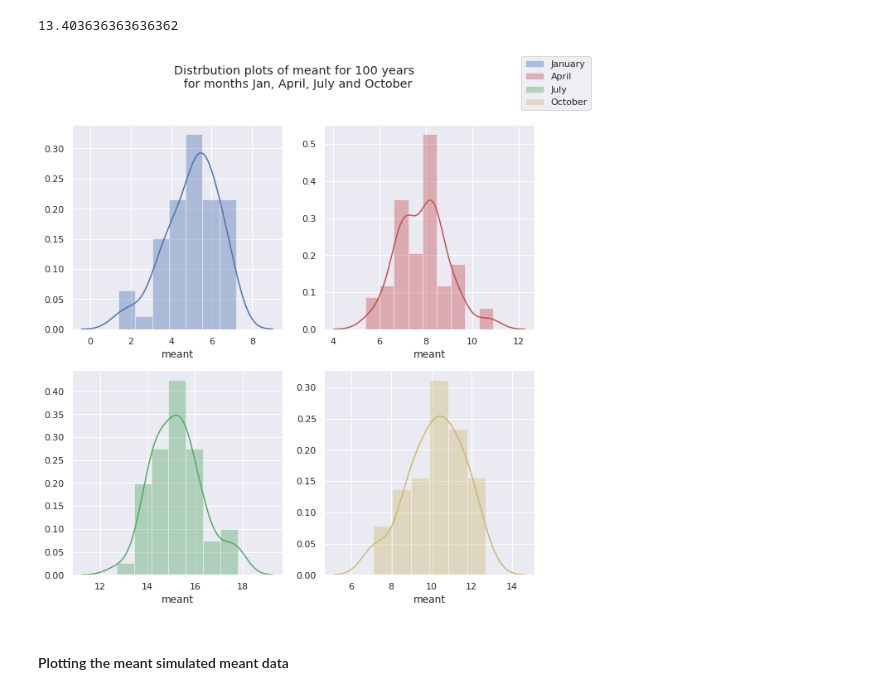
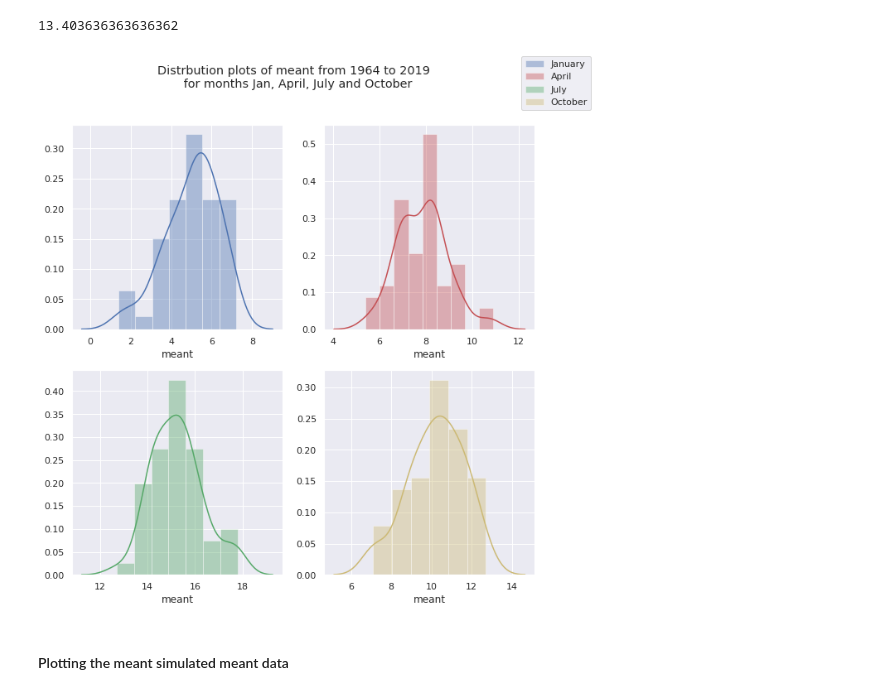
Before and after one commit to AdrianDonohoe/PDAProject2019, a Jupyter notebook: PDA Project - Casement Weather Station.ipynb, the cells around one changed output. Saved outputs shown, nothing was run; the diff lists cells and outputs as text; code cells hidden in the pictures.

```diff
--- a/PDA Project - Casement Weather Station.ipynb
+++ b/PDA Project - Casement Weather Station.ipynb
@@ -142,15 +243,15 @@ df.loc[df.loc[:,'month'] == 6]['meant'].mean()
 # %%
 import seaborn as sns
 f, axes = plt.subplots(2,2,figsize=(10,10)) # Adapted from https://seaborn.pydata.org/examples/distplot_options.html
 p1 = df.loc[df.loc[:,'month'] == 1]['meant']
 p2 = df.loc[df.loc[:,'month'] == 4]['meant']
 p3 = df.loc[df.loc[:,'month'] == 7]['meant']
 p4 = df.loc[df.loc[:,'month'] == 10]['meant']
 sns.distplot(p1,color="b", ax=axes[0,0],label='January')
 sns.distplot(p2,color="r", ax=axes[0,1],label='April')
 sns.distplot(p3,color="g", ax=axes[1,0],label='July')
 sns.distplot(p4,color="y", ax=axes[1,1],label='October')
 f.legend()
-plt.suptitle('Distrbution plots of meant for 100 years \n for months Jan, April, July and October');
+plt.suptitle('Distrbution plots of meant from 1964 to 2019 \n for months Jan, April, July and October');
 # %% [output]
-[figure, old version]
+[figure, new version]
```
Also changed, not shown: parts of 8 cells of this notebook.
